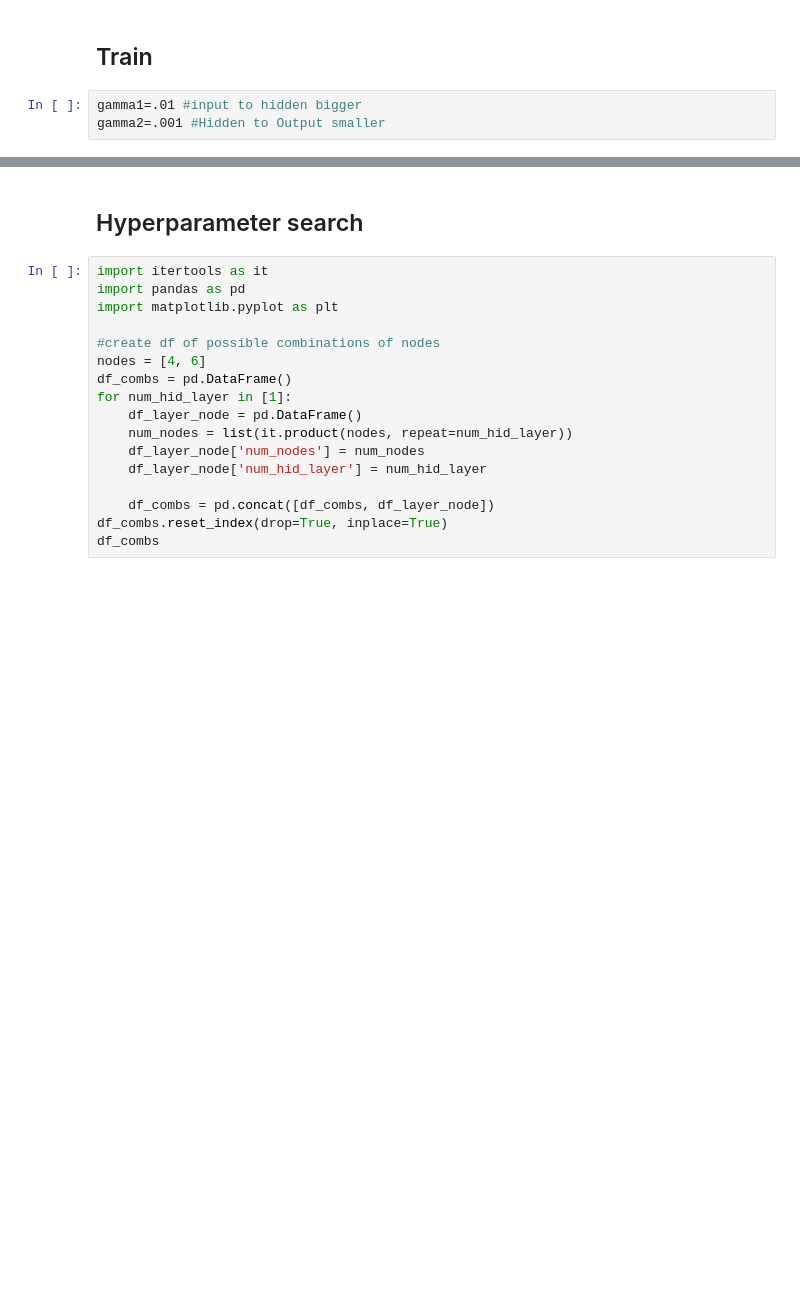
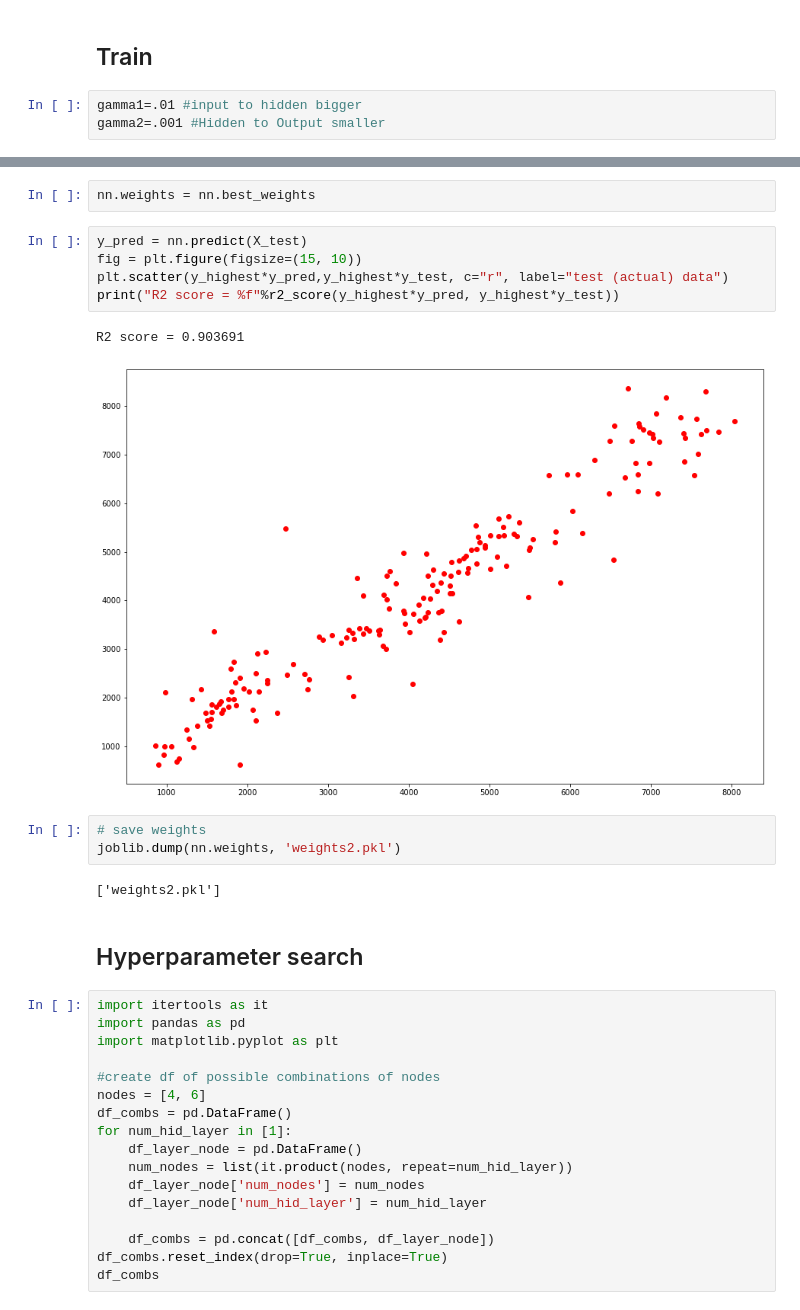
Before and after one commit to phdinds-aim/neural_net_class, a Jupyter notebook: neural_net_regression.ipynb, the cells around one changed output, grey strips where cells are left out. Cells and saved outputs as stored; diff of their text form; blank space fills up the shorter version.

```diff
--- a/neural_net_regression.ipynb
+++ b/neural_net_regression.ipynb
@@ -312,3 +431,18 @@ print("R2 score = %f"%r2_score(y_highest*y_pred, y_highest*y_test))
+# %%
+nn.weights = nn.best_weights
+# %%
+y_pred = nn.predict(X_test)
+fig = plt.figure(figsize=(15, 10))
+plt.scatter(y_highest*y_pred,y_highest*y_test, c="r", label="test (actual) data")
+print("R2 score = %f"%r2_score(y_highest*y_pred, y_highest*y_test))
+# %% [output]
+R2 score = 0.903691
+[figure, added]
+# %%
+# save weights
+joblib.dump(nn.weights, 'weights2.pkl')
+# %% [output]
+['weights2.pkl']
 # %% [markdown]
 ## Hyperparameter search
 # %%
```
Also changed, not shown: parts of 19 cells of this notebook.
